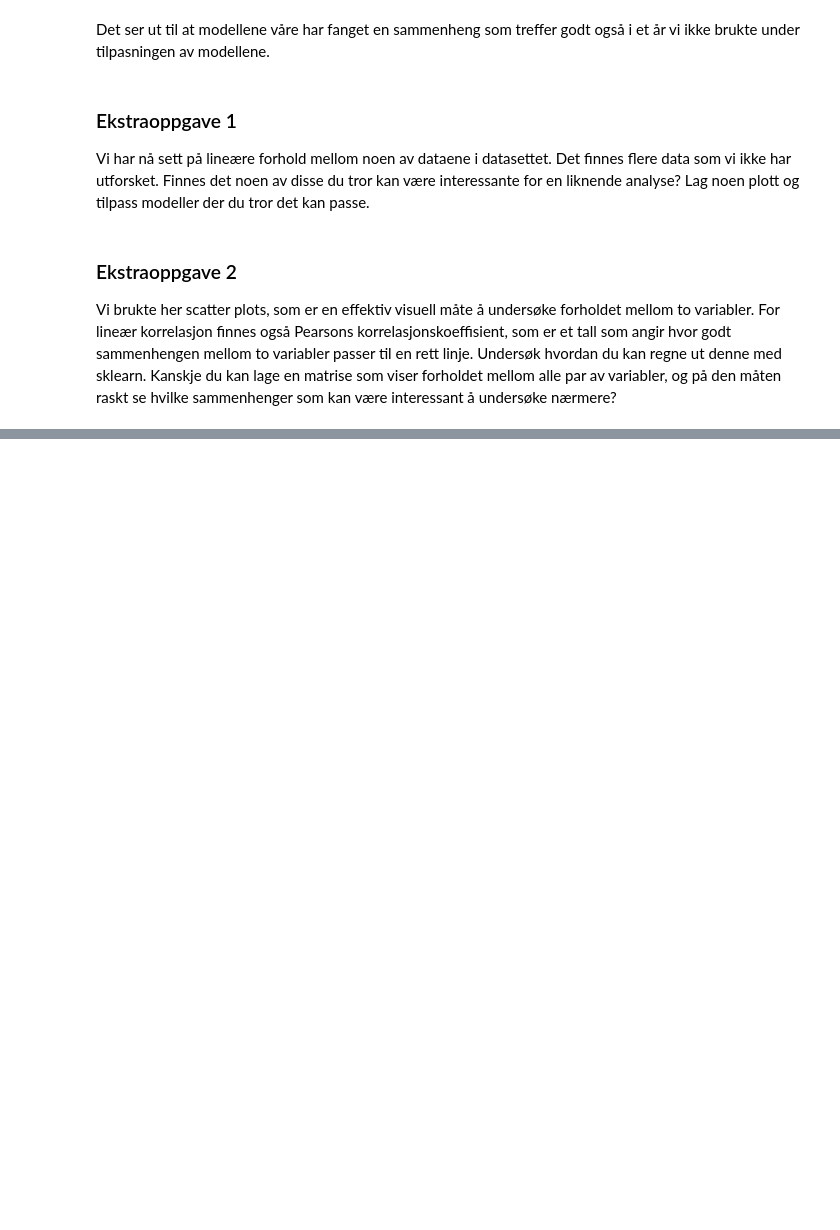
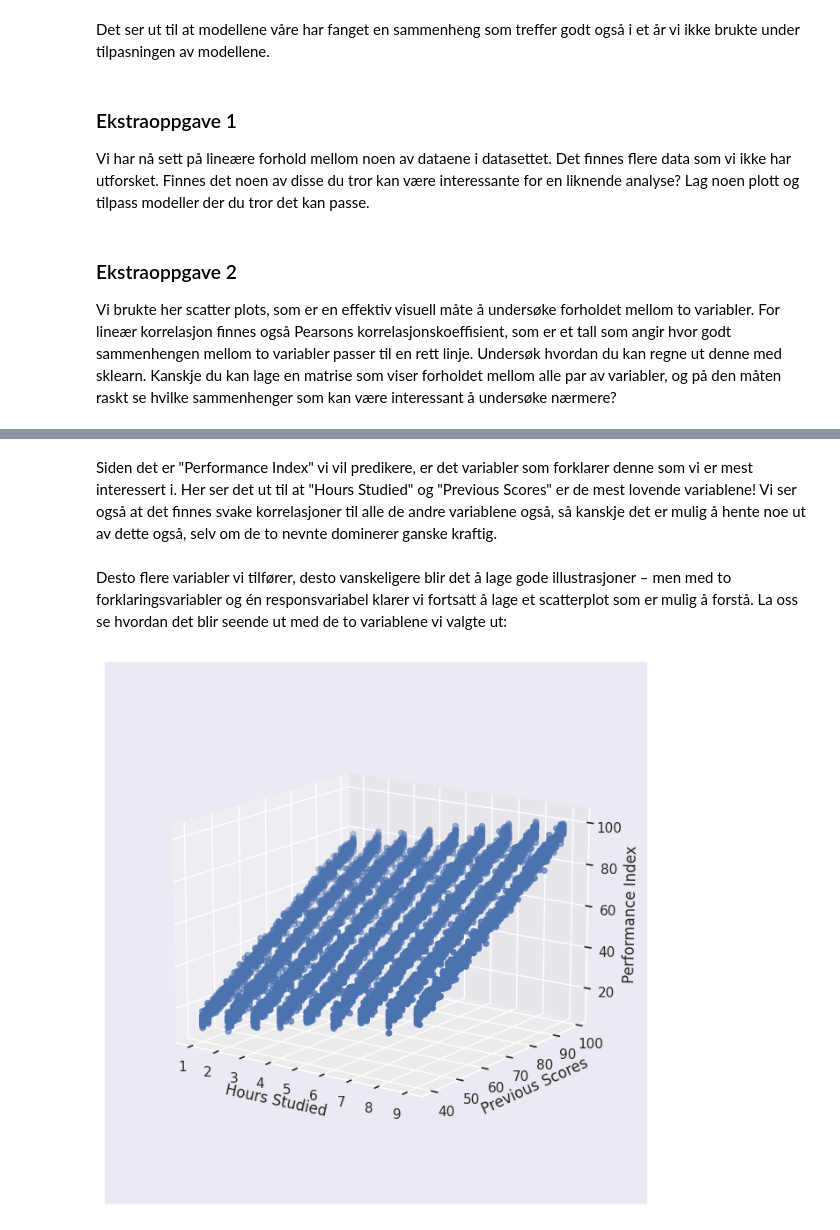
Before and after one commit to eivindlie/ml-workshop-2025, a Jupyter notebook: notebooks/1-regression.ipynb, the cells around one changed output, grey strips where cells are left out. Cells and saved outputs as stored; diff of their text form; code cells hidden in the pictures; blank space fills up the shorter version.

```diff
--- a/notebooks/1-regression.ipynb
+++ b/notebooks/1-regression.ipynb
@@ -122,0 +184,16 @@ Vi brukte her scatter plots, som er en effektiv visuell måte å undersøke forh
+# %% [markdown]
+Siden det er "Performance Index" vi vil predikere, er det variabler som forklarer denne som vi er mest interessert i. Her ser det ut til at "Hours Studied" og "Previous Scores" er de mest lovende variablene! Vi ser også at det finnes svake korrelasjoner til alle de andre variablene også, så kanskje det er mulig å hente noe ut av dette også, selv om de to nevnte dominerer ganske kraftig.
+# %% [markdown]
+Desto flere variabler vi tilfører, desto vanskeligere blir det å lage gode illustrasjoner – men med to forklaringsvariabler og én responsvariabel klarer vi fortsatt å lage et scatterplot som er mulig å forstå. La oss se hvordan det blir seende ut med de to variablene vi valgte ut:
+# %%
+fig = plt.figure(figsize=(8,8))
+ax = fig.add_subplot(projection='3d')
+ax.scatter(df_student['Hours Studied'], df_student['Previous Scores'], df_student['Performance Index'])
+ax.set_xlabel('Hours Studied')
+ax.set_ylabel("Previous Scores")
+ax.set_zlabel("Performance Index")
+ax.view_init(15, -55, 0)
+ax.set_box_aspect(None, zoom=0.85)
+plt.show()
+# %% [output]
+[figure, added]
```
Also changed, not shown: parts of 26 cells of this notebook.
